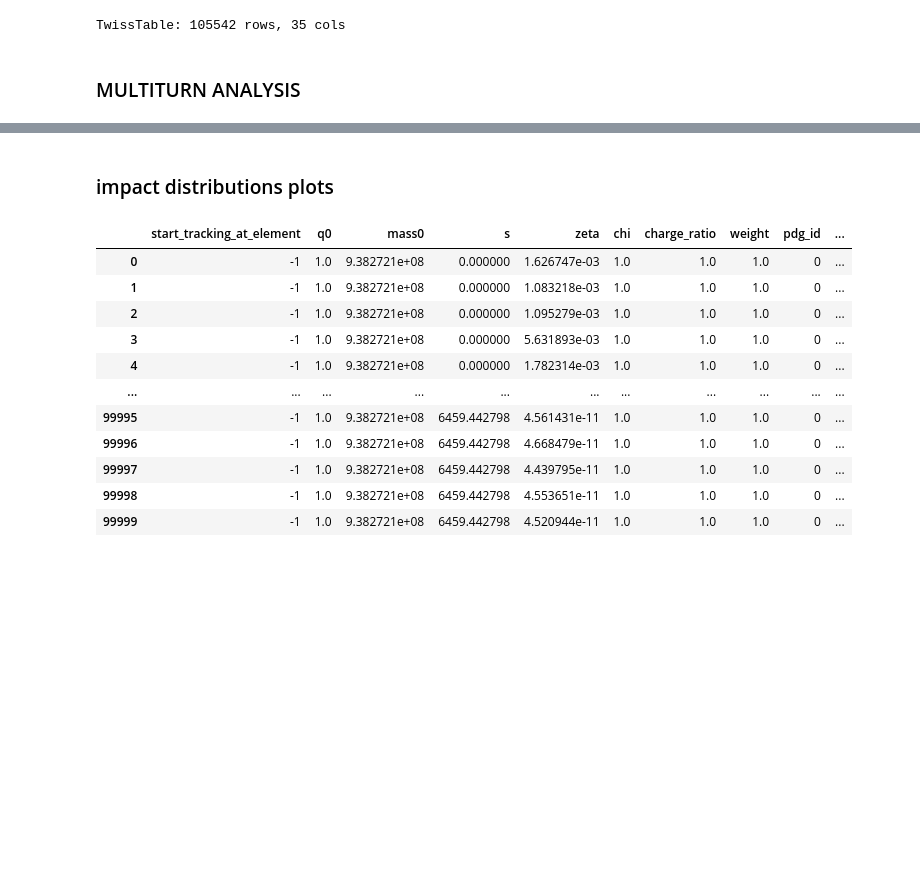
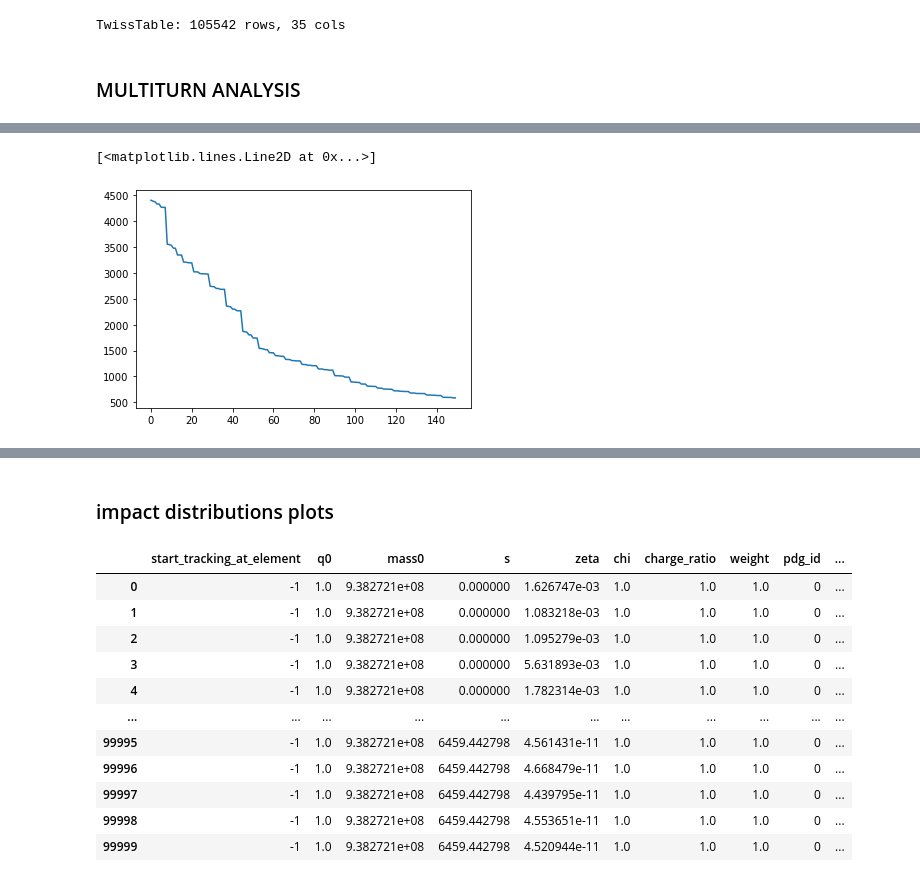
Before and after one commit to chiaramaccani/two_cryst_sim, a Jupyter notebook: Tests_notebook.ipynb, the cells around one changed output, grey strips where cells are left out. Drawn from its saved outputs; the diff is of its cells as text; code cells hidden in the pictures; blank space fills up the shorter version.

```diff
--- a/Tests_notebook.ipynb
+++ b/Tests_notebook.ipynb
@@ -266,8 +269,8 @@ TwissTable: 105542 rows, 35 cols
 # %% [markdown]
 ### MULTITURN ANALYSIS
 # %%
-    num_turns     = 300 #run_dict['turns']
-    num_particles = 5 #run_dict['nparticles']
+    num_turns     = 150 #run_dict['turns']
+    num_particles = 5000 #run_dict['nparticles']
 # %%
     # Generate initial pencil distribution on horizontal collimator
     tcp  = f"tcp.{'c' if plane=='H' else 'd'}6{'l' if beam=='1' else 'r'}7.b{beam}"
@@ -328,0 +347,9 @@ Done tracking in 0.0s.
+# %%
+alive_part = []
+for turn in range(num_turns):
+    alive_part.append(part_array.where(part_array.loc[:, 'state', turn] > 0, drop = True).shape[0])
+# %%
+plt.plot(np.arange(num_turns), alive_part)
+# %% [output]
+[<matplotlib.lines.Line2D at 0x...>]
+[figure, added]
```
Also changed, not shown: parts of 21 cells of this notebook, 4 other files.
